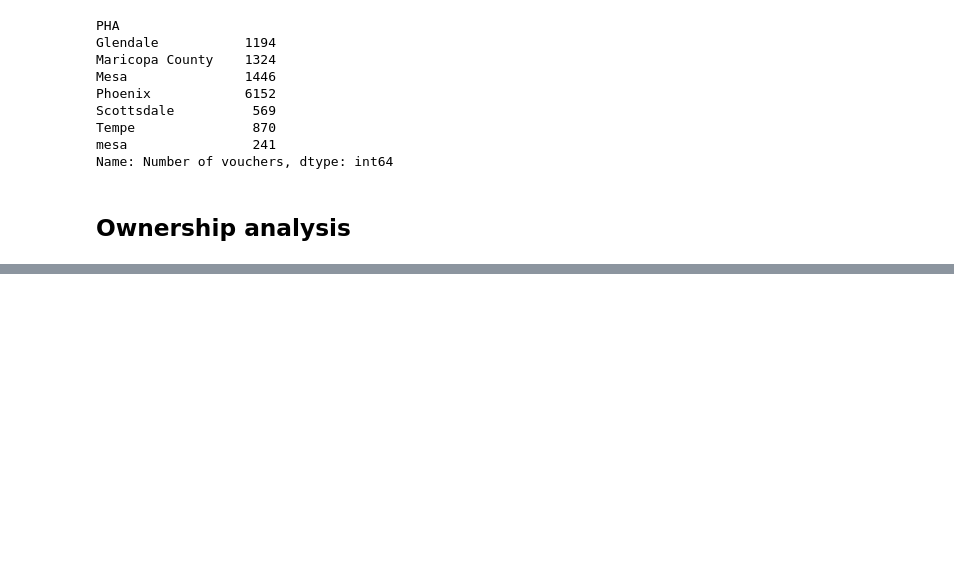
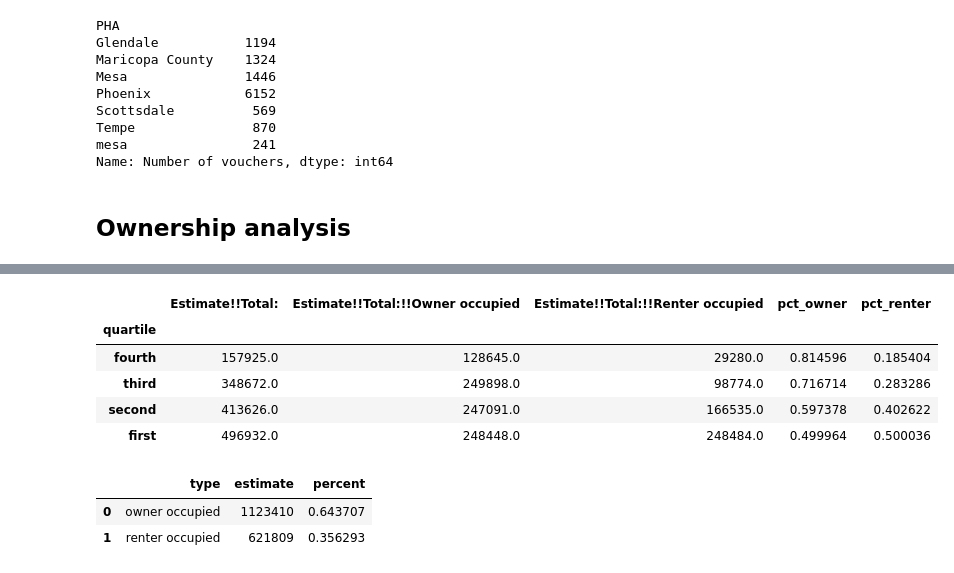
Before and after one commit to amyq96/quick-analyses, a Jupyter notebook: section-8/analyze-voucher-zips.ipynb, the cells around one changed output, grey strips where cells are left out. Drawn from its saved outputs; the diff is of its cells as text; code cells hidden in the pictures; blank space fills up the shorter version.

```diff
--- a/section-8/analyze-voucher-zips.ipynb
+++ b/section-8/analyze-voucher-zips.ipynb
@@ -385,0 +434,8 @@ Name: Number of vouchers, dtype: int64
+# %%
+#read in zipcode data
+filepath = '/Users/amyqin/Documents/data/processed/unit_occupancy_AZ_2020_census/ACSDT5Y2020.B25003_data_with_overlays_2022-07-20T125940.csv'
+occupancy = pd.read_csv(filepath, skiprows=1)
+# %%
+#merge occupancy with vouchers
+vouchers_occupancy = pd.merge(vouchers, occupancy[['Zip code','Estimate!!Total:', 'Estimate!!Total:!!Owner occupied', 'Estimate!!Total:!!Renter occupied']],
+                             how='left', left_on='Zip code', right_on='Zip code')
@@ -385,0 +471,24 @@ Name: Number of vouchers, dtype: int64
+# %%
+#calculate aggregate statistics
+grouped = vouchers_occupancy.groupby('quartile').agg({'Estimate!!Total:':'sum','Estimate!!Total:!!Owner occupied':'sum',
+                                            'Estimate!!Total:!!Renter occupied': 'sum'})
+# %%
+#calcuate percents
+grouped['pct_owner'] = grouped['Estimate!!Total:!!Owner occupied']/grouped['Estimate!!Total:']
+grouped['pct_renter'] = grouped['Estimate!!Total:!!Renter occupied']/grouped['Estimate!!Total:']
+# %%
+grouped
+# %% [output]
+|  | Estimate!!Total: | Estimate!!Total:!!Owner occupied | Estimate!!Total:!!Renter occupied | pct_owner | pct_renter |
+| quartile |  |  |  |  |  |
+| fourth | 157925.0 | 128645.0 | 29280.0 | 0.814596 | 0.185404 |
+| third | 348672.0 | 249898.0 | 98774.0 | 0.716714 | 0.283286 |
+| second | 413626.0 | 247091.0 | 166535.0 | 0.597378 | 0.402622 |
+| first | 496932.0 | 248448.0 | 248484.0 | 0.499964 | 0.500036 |
+# %%
+#compare with entire msa
+ownership_msa
+# %% [output]
+|  | type | estimate | percent |
+| 0 | owner occupied | 1123410 | 0.643707 |
+| 1 | renter occupied | 621809 | 0.356293 |
```
Also changed, not shown: parts of 14 cells of this notebook.
